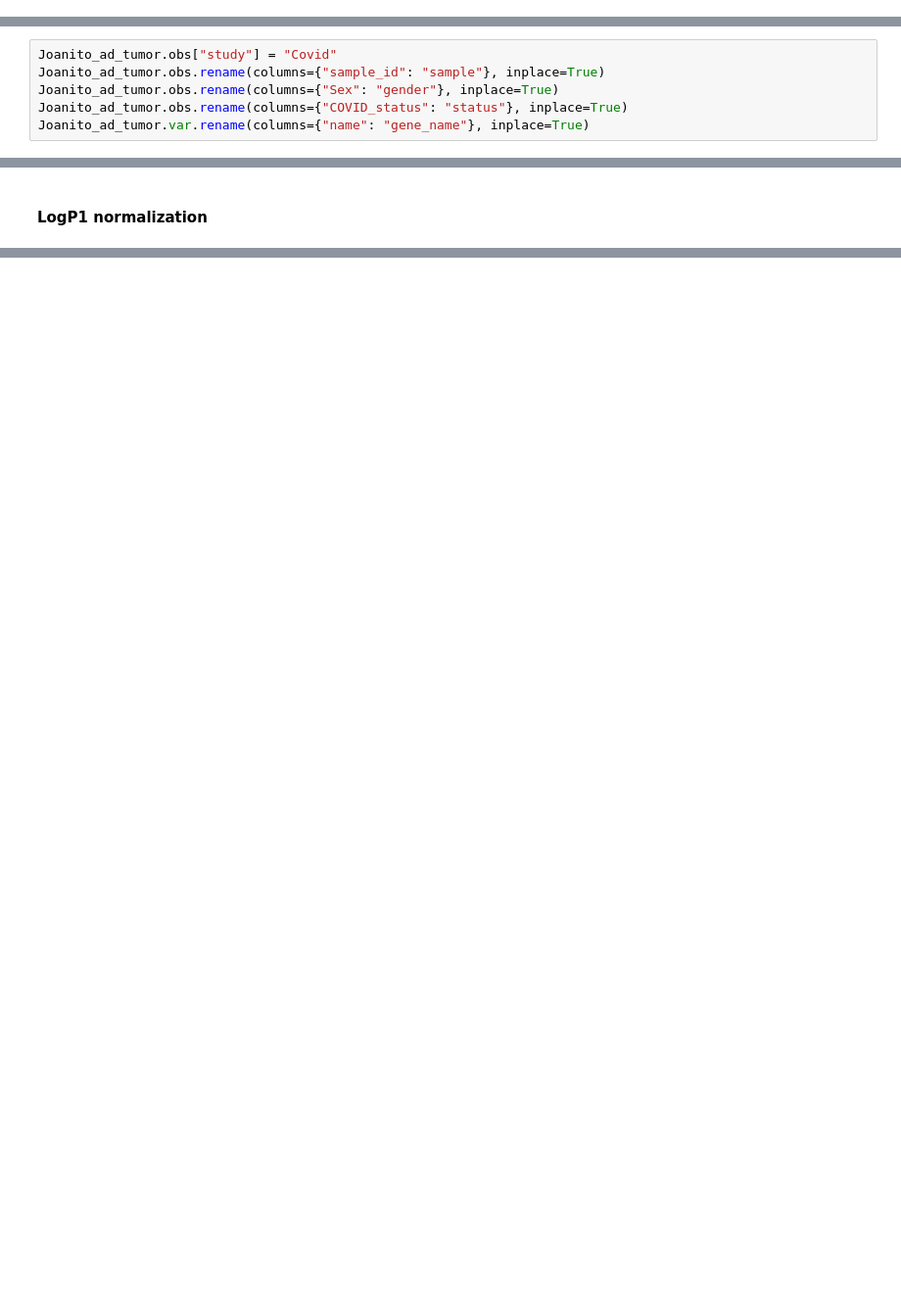
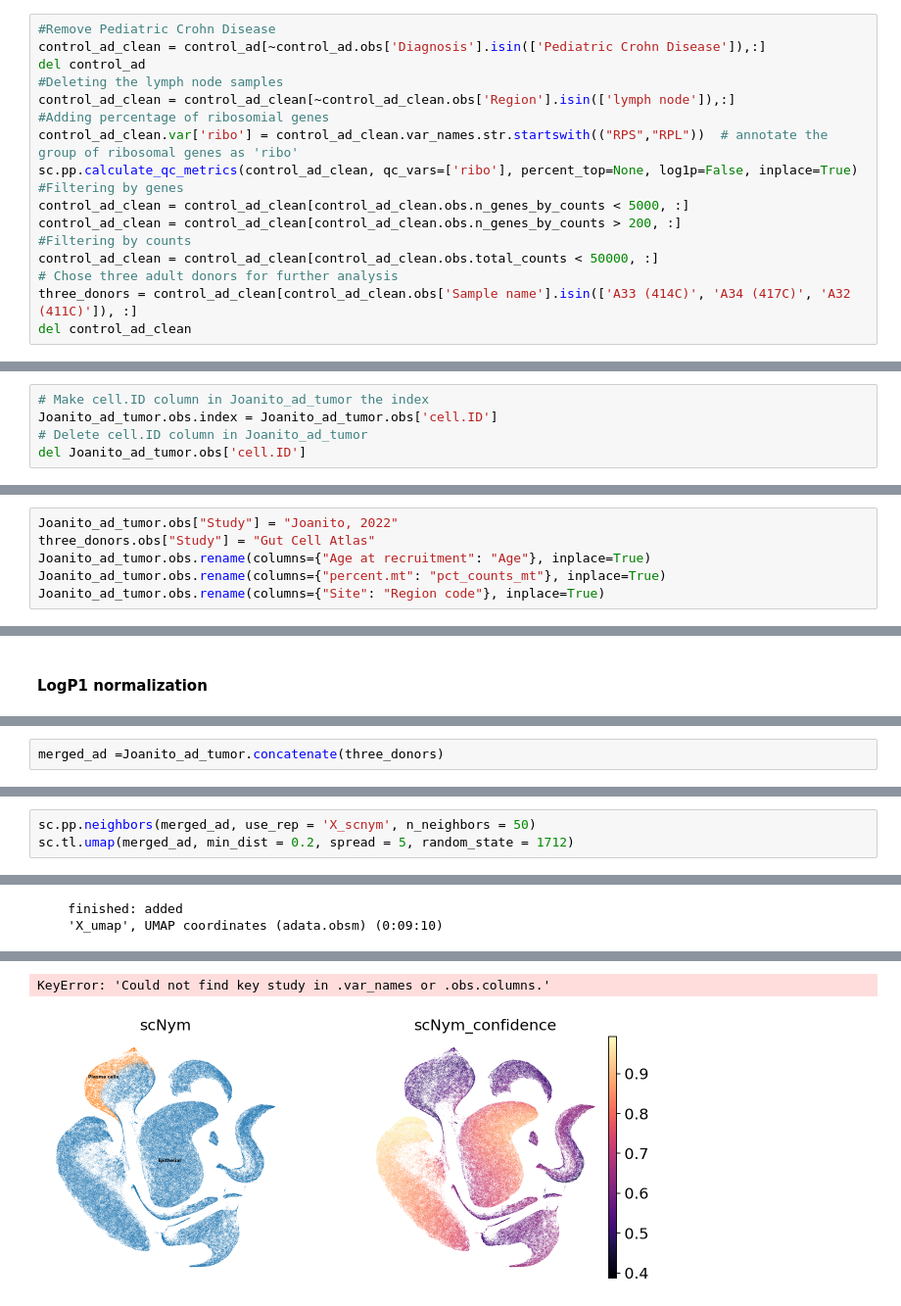
Before and after one commit to Talavera-Lopez-Lab/GCA_social_network, a Jupyter notebook: Annotation transferring/3_donors_to_Joanito_annotation_transferring.ipynb, the cells around one changed output, grey strips where cells are left out. Shown at 98% size. Drawn from its saved outputs; the diff is of its cells as text; blank space fills up the shorter version.

```diff
--- a/Annotation transferring/3_donors_to_Joanito_annotation_transferring.ipynb
+++ b/Annotation transferring/3_donors_to_Joanito_annotation_transferring.ipynb
@@ -63,0 +92,17 @@ Joanito_ad_tumor.obs
+# %%
+#Remove Pediatric Crohn Disease
+control_ad_clean = control_ad[~control_ad.obs['Diagnosis'].isin(['Pediatric Crohn Disease']),:]
+del control_ad
+#Deleting the lymph node samples
+control_ad_clean = control_ad_clean[~control_ad_clean.obs['Region'].isin(['lymph node']),:]
+#Adding percentage of ribosomial genes
+control_ad_clean.var['ribo'] = control_ad_clean.var_names.str.startswith(("RPS","RPL"))  # annotate the group of ribosomal genes as 'ribo'
+sc.pp.calculate_qc_metrics(control_ad_clean, qc_vars=['ribo'], percent_top=None, log1p=False, inplace=True)
+#Filtering by genes
+control_ad_clean = control_ad_clean[control_ad_clean.obs.n_genes_by_counts < 5000, :]
+control_ad_clean = control_ad_clean[control_ad_clean.obs.n_genes_by_counts > 200, :]
+#Filtering by counts
+control_ad_clean = control_ad_clean[control_ad_clean.obs.total_counts < 50000, :]
+# Chose three adult donors for further analysis
+three_donors = control_ad_clean[control_ad_clean.obs['Sample name'].isin(['A33 (414C)', 'A34 (417C)', 'A32 (411C)']), :]
+del control_ad_clean
@@ -65,0 +125,5 @@ Joanito_ad_tumor.obs
+# %%
+# Make cell.ID column in Joanito_ad_tumor the index
+Joanito_ad_tumor.obs.index = Joanito_ad_tumor.obs['cell.ID']
+# Delete cell.ID column in Joanito_ad_tumor
+del Joanito_ad_tumor.obs['cell.ID']
@@ -66,6 +147,6 @@ Joanito_ad_tumor.obs
 # %%
-Joanito_ad_tumor.obs["study"] = "Covid"
-Joanito_ad_tumor.obs.rename(columns={"sample_id": "sample"}, inplace=True)
-Joanito_ad_tumor.obs.rename(columns={"Sex": "gender"}, inplace=True)
-Joanito_ad_tumor.obs.rename(columns={"COVID_status": "status"}, inplace=True)
-Joanito_ad_tumor.var.rename(columns={"name": "gene_name"}, inplace=True)
+Joanito_ad_tumor.obs["Study"] = "Joanito, 2022"
+three_donors.obs["Study"] = "Gut Cell Atlas"
+Joanito_ad_tumor.obs.rename(columns={"Age at recruitment": "Age"}, inplace=True)
+Joanito_ad_tumor.obs.rename(columns={"percent.mt": "pct_counts_mt"}, inplace=True)
+Joanito_ad_tumor.obs.rename(columns={"Site": "Region code"}, inplace=True)
@@ -78,0 +163,2 @@ sc.pp.log1p(covid_healthy)
+# %%
+merged_ad =Joanito_ad_tumor.concatenate(three_donors)
@@ -78,0 +258,4 @@ sc.pp.log1p(covid_healthy)
+# %%
+sc.pp.neighbors(merged_ad, use_rep = 'X_scnym', n_neighbors = 50)
+sc.tl.umap(merged_ad, min_dist = 0.2, spread = 5, random_state = 1712)
+# %% [output]
@@ -78,0 +284,2 @@ sc.pp.log1p(covid_healthy)
+    finished: added
+    'X_umap', UMAP coordinates (adata.obsm) (0:09:10)
@@ -78,0 +303,2 @@ sc.pp.log1p(covid_healthy)
+KeyError: 'Could not find key study in .var_names or .obs.columns.'
+[figure, added]
```
Also changed, not shown: parts of 34 cells of this notebook.
